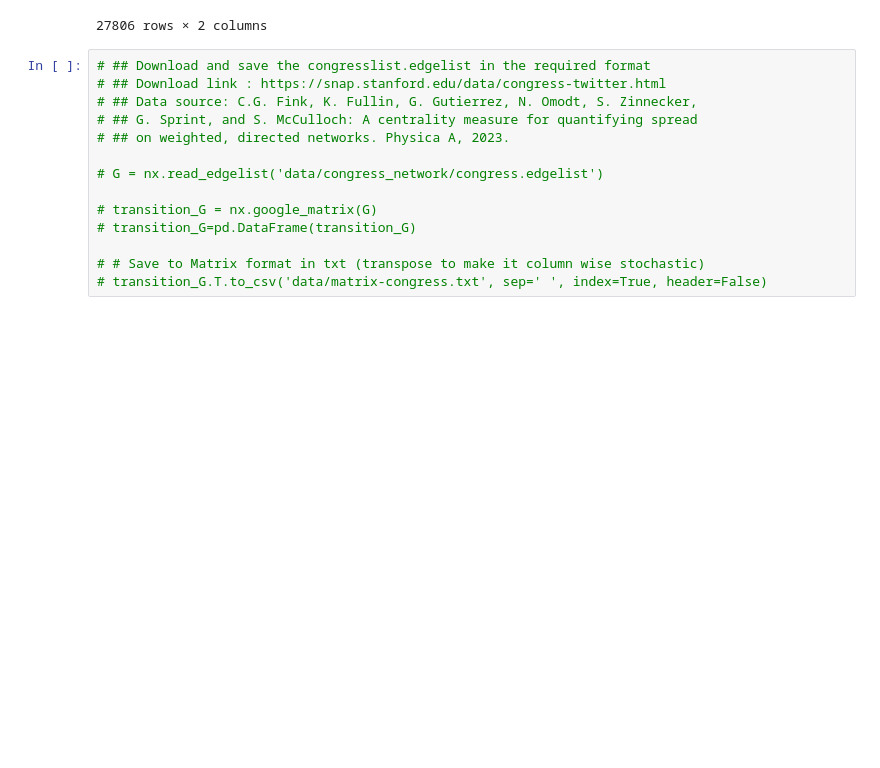
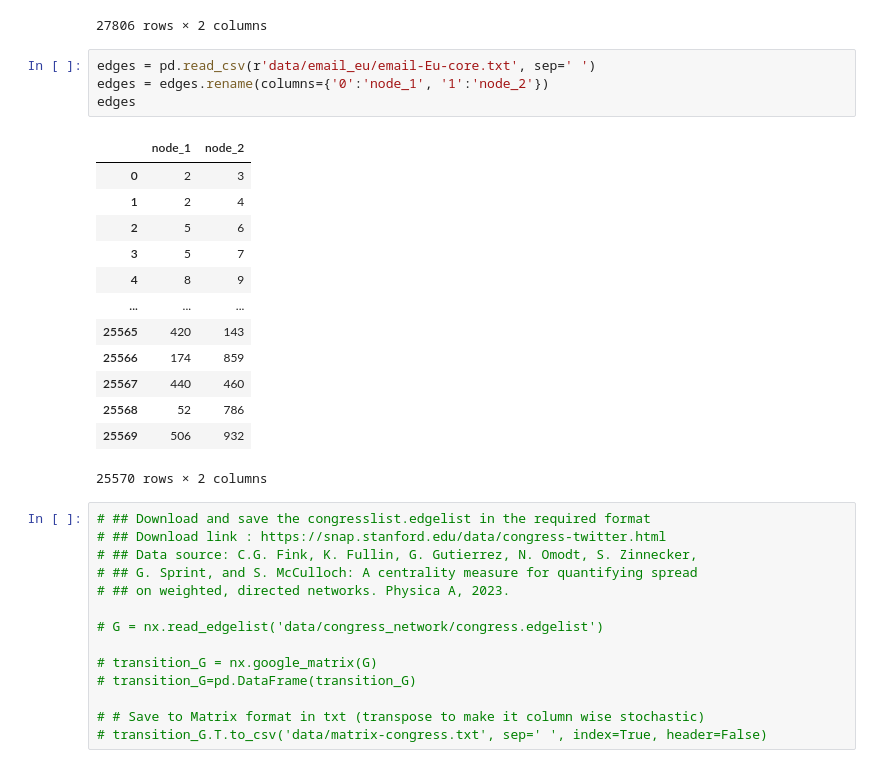
Before and after one commit to afpbondoc/MGMA_CommunityDetection_InfluenceMaximization, a Jupyter notebook: communities.ipynb, the cells around one changed output. Drawn from its saved outputs; the diff is of its cells as text; blank space fills up the shorter version.

```diff
--- a/communities.ipynb
+++ b/communities.ipynb
@@ -28,6 +29,24 @@ edges
 | 27804 | 7569 | 7587 |
 | 27805 | 7580 | 7595 |
 27806 rows × 2 columns
+# %%
+edges = pd.read_csv(r'data/email_eu/email-Eu-core.txt', sep=' ')
+edges = edges.rename(columns={'0':'node_1', '1':'node_2'})
+edges
+# %% [output]
+|  | node_1 | node_2 |
+| 0 | 2 | 3 |
+| 1 | 2 | 4 |
+| 2 | 5 | 6 |
+| 3 | 5 | 7 |
+| 4 | 8 | 9 |
+| ... | ... | ... |
+| 25565 | 420 | 143 |
+| 25566 | 174 | 859 |
+| 25567 | 440 | 460 |
+| 25568 | 52 | 786 |
+| 25569 | 506 | 932 |
+25570 rows × 2 columns
 # %%
 # ## Download and save the congresslist.edgelist in the required format
 # ## Download link : https://snap.stanford.edu/data/congress-twitter.html
```
Also changed, not shown: parts of 15 cells of this notebook.
